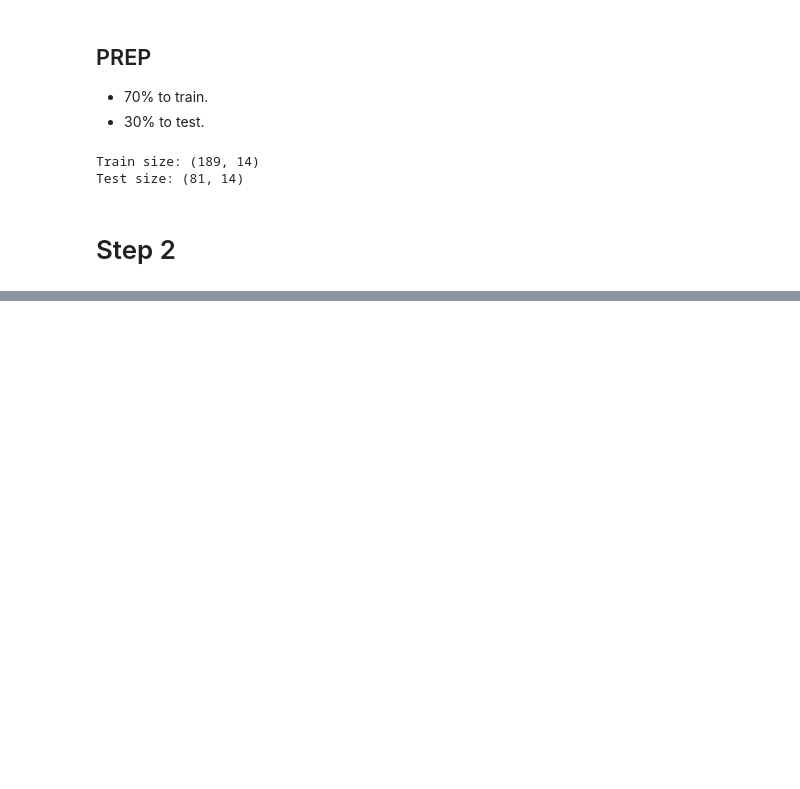
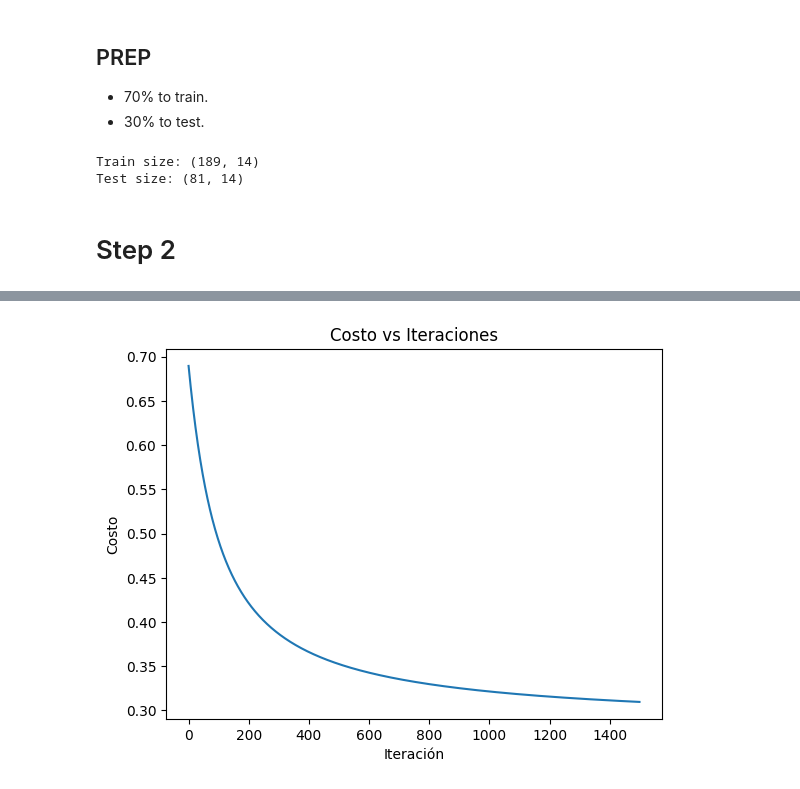
Before and after one commit to miguelvanegas-c/LogisticRegression, a Jupyter notebook: heart_disease_lr_analysis.ipynb, the cells around one changed output, grey strips where cells are left out. Drawn from its saved outputs; the diff is of its cells as text; code cells hidden in the pictures; blank space fills up the shorter version.

```diff
--- a/heart_disease_lr_analisys.ipynb
+++ b/heart_disease_lr_analysis.ipynb
@@ -230,3 +231,97 @@ Train size: (189, 14)
 Test size: (81, 14)
 # %% [markdown]
 # Step 2
+# %%
+def sigmoid(z):
+    """Calcula la función sigmoide."""
+    return 1 / (1 + np.exp(-z))
+
+def compute_cost(X, y, w, b):
+    """
+    Calcula el costo de entropía cruzada binaria.
+    """
+    m = X.shape[0]
+    f_wb = sigmoid(np.dot(X, w) + b)
+
+    cost = -(1/m) * np.sum(y * np.log(f_wb + 1e-15) + (1 - y) * np.log(1 - f_wb + 1e-15))
+    return cost
+
+def compute_gradient(X, y, w, b):
+    """
+    Calcula los gradientes para w y b.
+    """
+    m, n = X.shape
+    f_wb = sigmoid(np.dot(X, w) + b)
+    err = f_wb - y
+
+    dj_dw = (1/m) * np.dot(X.T, err)
+    dj_db = (1/m) * np.sum(err)
+
+    return dj_dw, dj_db
+
+def gradient_descent(X, y, w_in, b_in, alpha, num_iters):
+    """
+    Ejecuta el descenso de gradiente y rastrea el historial de costos.
+    """
+    J_history = []
+    w = w_in
+    b = b_in
+
+    for i in range(num_iters):
+        dj_dw, dj_db = compute_gradient(X, y, w, b)
+        w = w - alpha * dj_dw
+        b = b - alpha * dj_db
+
+        if i < 100000:
+            J_history.append(compute_cost(X, y, w, b))
+
+        if i % 100 == 0:
+            print(f"Iteración {i:4d}: Costo {J_history[-1]:.6f}")
+
+    return w, b, J_history
+
+X_train_scaled = (X_train - X_train.mean()) / X_train.std()
+X_test_scaled = (X_test - X_train.mean()) / X_train.std()
+
+initial_w = np.zeros(X_train.shape[1])
+initial_b = 0.
+alpha = 0.01
+iters = 1500
+
+w_final, b_final, cost_hist = gradient_descent(X_train_scaled.values, y_train.values, initial_w, initial_b, alpha, iters)
+
+
+import matplotlib.pyplot as plt
+plt.plot(cost_hist)
+plt.title("Costo vs Iteraciones")
+plt.xlabel("Iteración")
+plt.ylabel("Costo")
+plt.show()
+
+
+def predict(X, w, b):
+    return (sigmoid(np.dot(X, w) + b) >= 0.5).astype(int)
+
+def evaluate_metrics(y_true, y_pred):
+    tp = np.sum((y_true == 1) & (y_pred == 1))
+    tn = np.sum((y_true == 0) & (y_pred == 0))
+    fp = np.sum((y_true == 0) & (y_pred == 1))
+    fn = np.sum((y_true == 1) & (y_pred == 0))
+
+    acc = (tp + tn) / len(y_true)
+    prec = tp / (tp + fp) if (tp + fp) > 0 else 0
+    rec = tp / (tp + fn) if (tp + fn) > 0 else 0
+    f1 = 2 * (prec * rec) / (prec + rec) if (prec + rec) > 0 else 0
+    return acc, prec, rec, f1
+
+train_preds = predict(X_train_scaled, w_final, b_final)
+test_preds = predict(X_test_scaled, w_final, b_final)
+
+m_train = evaluate_metrics(y_train, train_preds)
+m_test = evaluate_metrics(y_test, test_preds)
+
+print(f"{'Métrica':<12} | {'Train':<8} | {'Test':<8}")
+print("-" * 35)
+for name, tr, te in zip(['Accuracy', 'Precision', 'Recall', 'F1-Score'], m_train, m_test):
+    print(f"{name:<12} | {tr:.4f}   | {te:.4f}")
+# %% [output]
@@ -232,0 +343 @@ Test size: (81, 14)
+[figure, added]
```
Also changed, not shown: parts of 6 cells of this notebook.
